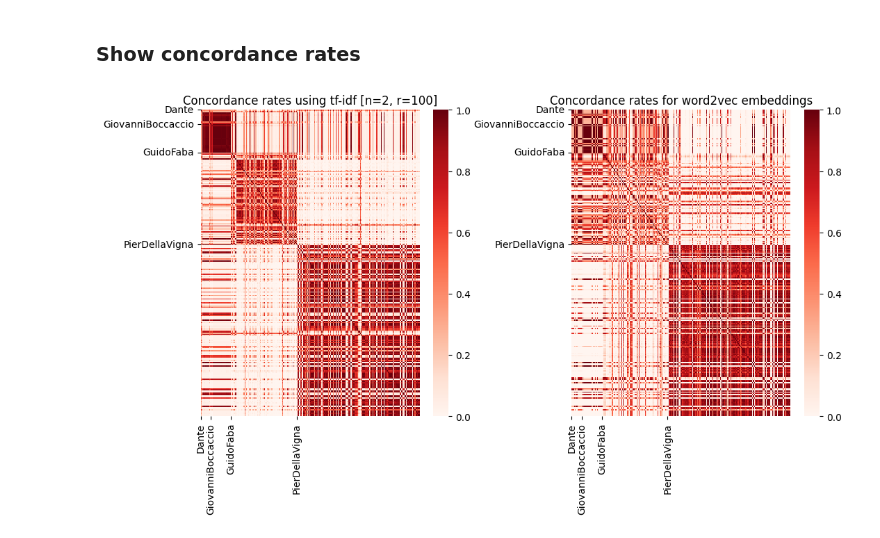
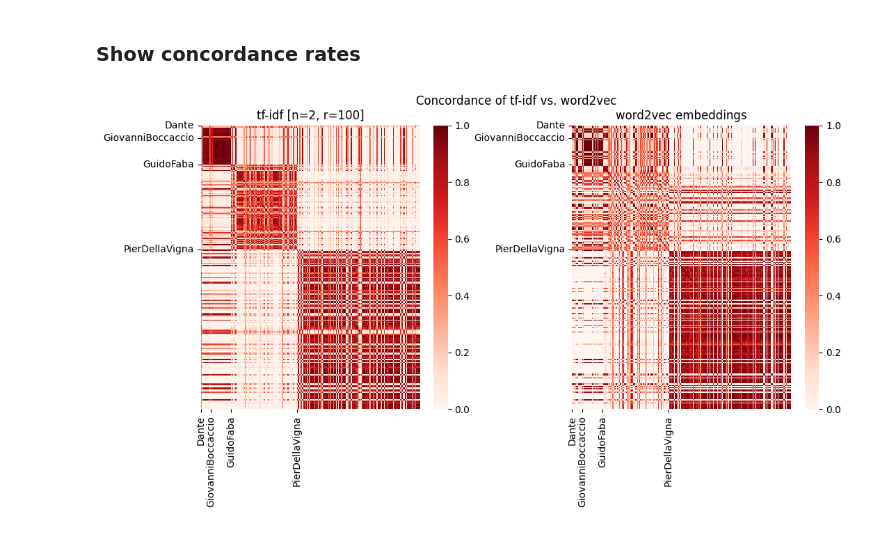
Before and after one commit to johannes-hp/BoB-thesis, a Jupyter notebook: MedLatin-scripts/medlatin1_concordance.ipynb, the cells around one changed output. Saved outputs shown, nothing was run; the diff lists cells and outputs as text; code cells hidden in the pictures.

Commit message:
Update concordance notebook

```diff
--- a/MedLatin-scripts/medlatin1_concordance.ipynb
+++ b/MedLatin-scripts/medlatin1_concordance.ipynb
@@ -6,7 +8,19 @@ import matplotlib.pyplot as plt
 from sklearn.metrics import pairwise_distances
 # %%
 # load the style vectors from csv files
-medlatin_tfidf = np.genfromtxt('csvfiles/tfidf_n2_r100.csv', delimiter=',')
+path = 'csvfiles'
+tfidf_dict = {}
+for filename in os.listdir(path):
+    if filename.startswith('tfidf'):
+        ngram, rank = re.findall('\d+', filename)
+        ngram = int(ngram)
+        rank = int(rank)
+        if ngram in tfidf_dict:
+            tfidf_dict[ngram][rank] = np.genfromtxt(os.path.join(path, filename), delimiter=',')
+        else:
+            tfidf_dict[ngram] = {}
+            tfidf_dict[ngram][rank] = np.genfromtxt(os.path.join(path, filename), delimiter=',')
+
 medlatin_emb = np.genfromtxt('csvfiles/embeddings.csv', delimiter=',')
 
 with open('csvfiles/author_changes_names.txt', 'r', encoding='utf-8') as f:
@@ -17,12 +34,14 @@ with open('csvfiles/author_changes_idx.txt', 'r', encoding='utf-8') as f:
 # %% [markdown]
 ### Show pairwise distances
 # %%
+n = 2
+r = 100
 fig, axes = plt.subplots(1, 2)
 fig.set_size_inches(10, 5)
 plt.tight_layout(w_pad=7)
 
-sns.heatmap(pairwise_distances(medlatin_tfidf), cmap='coolwarm', ax=axes[0])
-axes[0].set_title(f'Combined POS and char bigrams using tf-idf [n=2, r=100]')
+sns.heatmap(pairwise_distances(tfidf_dict[n][r]), cmap='coolwarm', ax=axes[0])
+axes[0].set_title(f'Combined POS and char bigrams using tf-idf [n={n}, r={r}]')
 axes[0].set_yticks(author_idx)
 axes[0].set_yticklabels(author_names)
 axes[0].set_xticks(author_idx)
@@ -39,28 +58,38 @@ axes[1].set_xticklabels(author_names);
 # %% [markdown]
 ### Show concordance rates
 # %%
+# there are four different authors in the reduced set of texts
+n_authors = len(author_names)
+kmean_dict = {}
+for ngram in tfidf_dict:
+    kmean_dict[ngram] = {}
+    for rank in tfidf_dict[ngram]:
+        # the default number of repeats is 100
+        kmean_dict[ngram][rank] = medlatin.repeat_kmeans(tfidf_dict[ngram][rank], clusters=n_authors)
+
 # the default number of repeats is 100
-kmeans_tfidf = medlatin.repeat_kmeans(medlatin_tfidf, clusters=4)
-kmeans_emb = medlatin.repeat_kmeans(medlatin_emb, clusters=4)
-concordance_tfidf = medlatin.concordance_heatmap(kmeans_tfidf)
+kmeans_emb = medlatin.repeat_kmeans(medlatin_emb, clusters=n_authors)
+concordance_tfidf = medlatin.concordance_heatmap(kmean_dict[n][r])
 concordance_emb = medlatin.concordance_heatmap(kmeans_emb)
 # %%
+# this is just a quick sanity check against the word2vec embeddings - my tf-idf vectors seem to work best
 fig, axes = plt.subplots(1, 2)
 fig.set_size_inches(10, 5)
+fig.suptitle('Concordance of tf-idf vs. word2vec')
 plt.tight_layout(w_pad=7)
 
 sns.heatmap(concordance_tfidf, cmap='Reds', ax=axes[0])
-axes[0].set_title(f'Concordance rates using tf-idf [n=2, r=100]')
+axes[0].set_title(f'tf-idf [n={n}, r={r}]')
 axes[0].set_yticks(author_idx)
 axes[0].set_yticklabels(author_names)
 axes[0].set_xticks(author_idx)
 axes[0].set_xticklabels(author_names)
 
 sns.heatmap(concordance_emb, cmap='Reds', ax=axes[1])
-axes[1].set_title(f'Concordance rates for word2vec embeddings')
+axes[1].set_title(f'word2vec embeddings')
 axes[1].set_yticks(author_idx)
 axes[1].set_yticklabels(author_names)
 axes[1].set_xticks(author_idx)
 axes[1].set_xticklabels(author_names);
 # %% [output]
-[figure, old version]
+[figure, new version]
```
Also changed, not shown: parts of 6 cells of this notebook.
